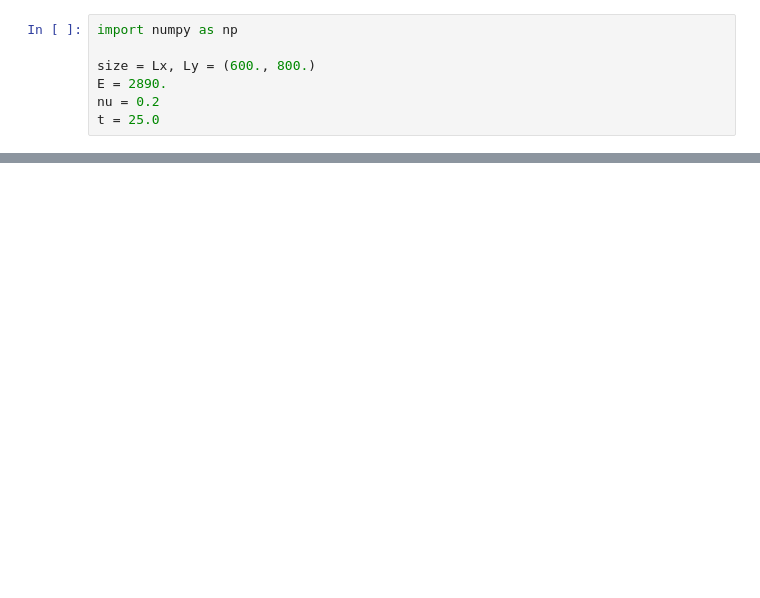
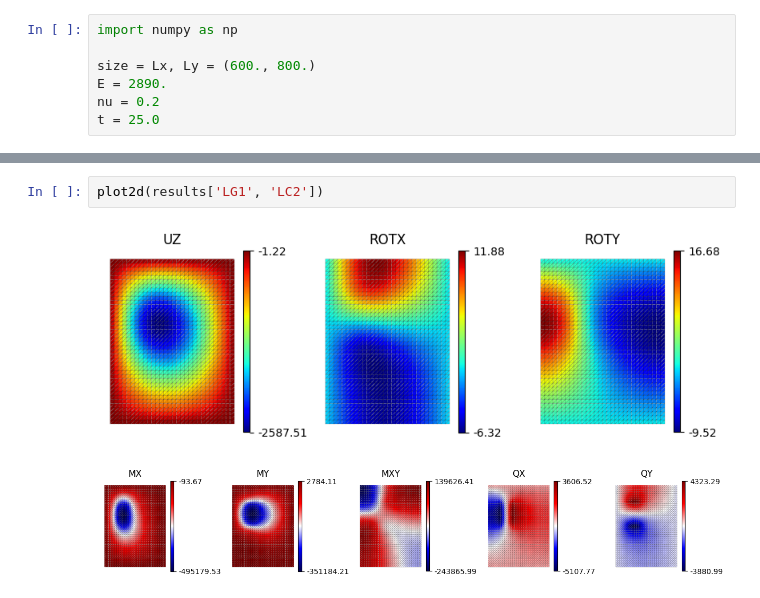
Before and after one commit to dewloosh/SigmaEpsilon, a Jupyter notebook: notebooks/navier/Navier.ipynb, the cells around one changed output, grey strips where cells are left out. Cells and saved outputs as stored; diff of their text form; blank space fills up the shorter version.

```diff
--- a/notebooks/navier/Navier.ipynb
+++ b/notebooks/navier/Navier.ipynb
@@ -107,0 +109,5 @@ fig.tight_layout()
+# %%
+plot2d(results['LG1', 'LC2'])
+# %% [output]
+[figure, added]
+[figure, added]
```
Also changed, not shown: parts of 25 cells of this notebook, 36 other files.
